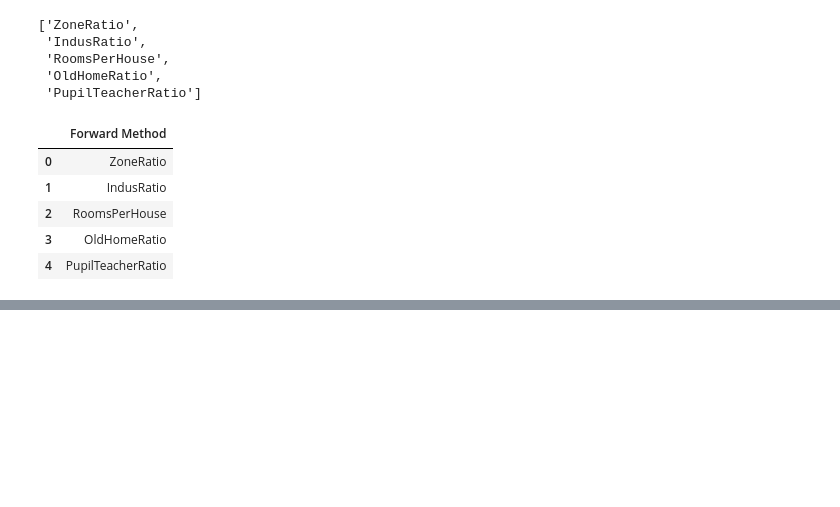
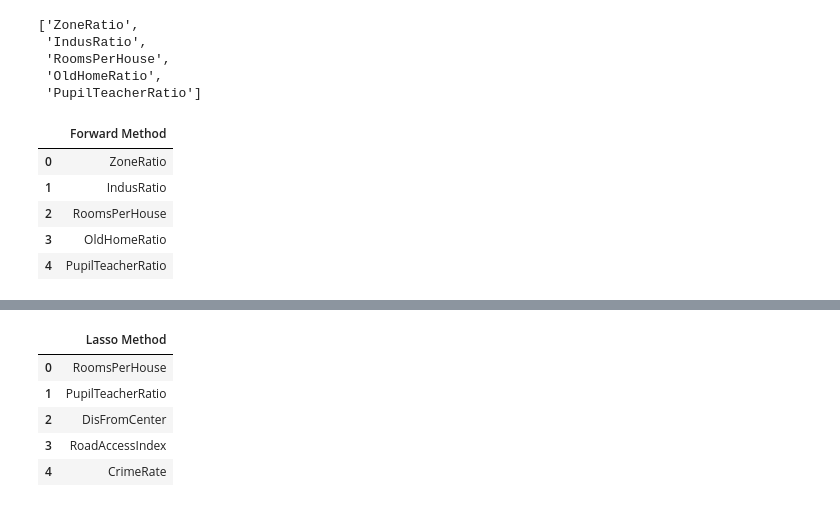
Before and after one commit to nehakale1403/Machine_Learning_Pluralsight, a Jupyter notebook: PreparingDataForFeatureEngineeringAndML/PerformingFeatureSelection.ipynb, the cells around one changed output, grey strips where cells are left out. Cells and saved outputs as stored; diff of their text form; code cells hidden in the pictures; blank space fills up the shorter version.

```diff
--- a/PreparingDataForFeatureEngineeringAndML/PerformingFeatureSelection.ipynb
+++ b/PreparingDataForFeatureEngineeringAndML/PerformingFeatureSelection.ipynb
@@ -305,0 +349,14 @@ forw_df
+# %%
+# here are the most relevent features selected using lasso embeded technique
+lasso_df = lasso_coef.sort_values(by='LassoCoef', ascending=False).head(5)
+
+lasso_df = pd.DataFrame({'Lasso Method': lasso_df['Feature'].values})
+
+lasso_df
+# %% [output]
+|  | Lasso Method |
+| 0 | RoomsPerHouse |
+| 1 | PupilTeacherRatio |
+| 2 | DisFromCenter |
+| 3 | RoadAccessIndex |
+| 4 | CrimeRate |
```
Also changed, not shown: parts of 13 cells of this notebook.
